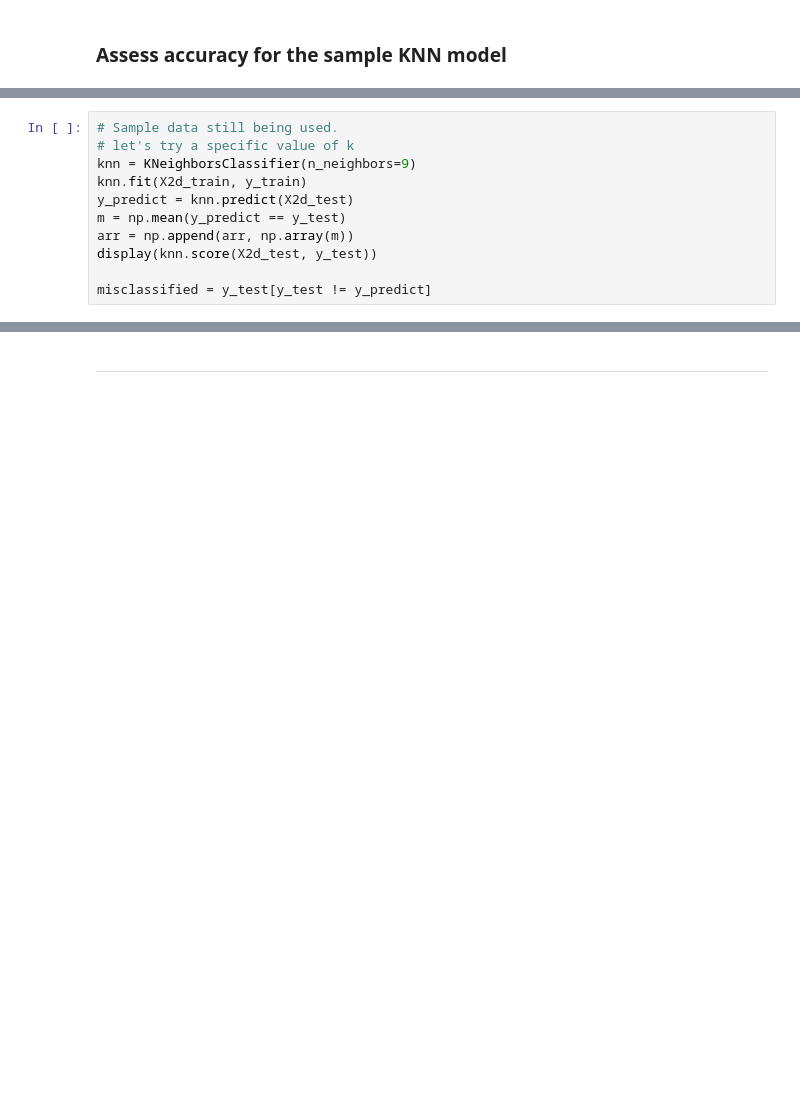
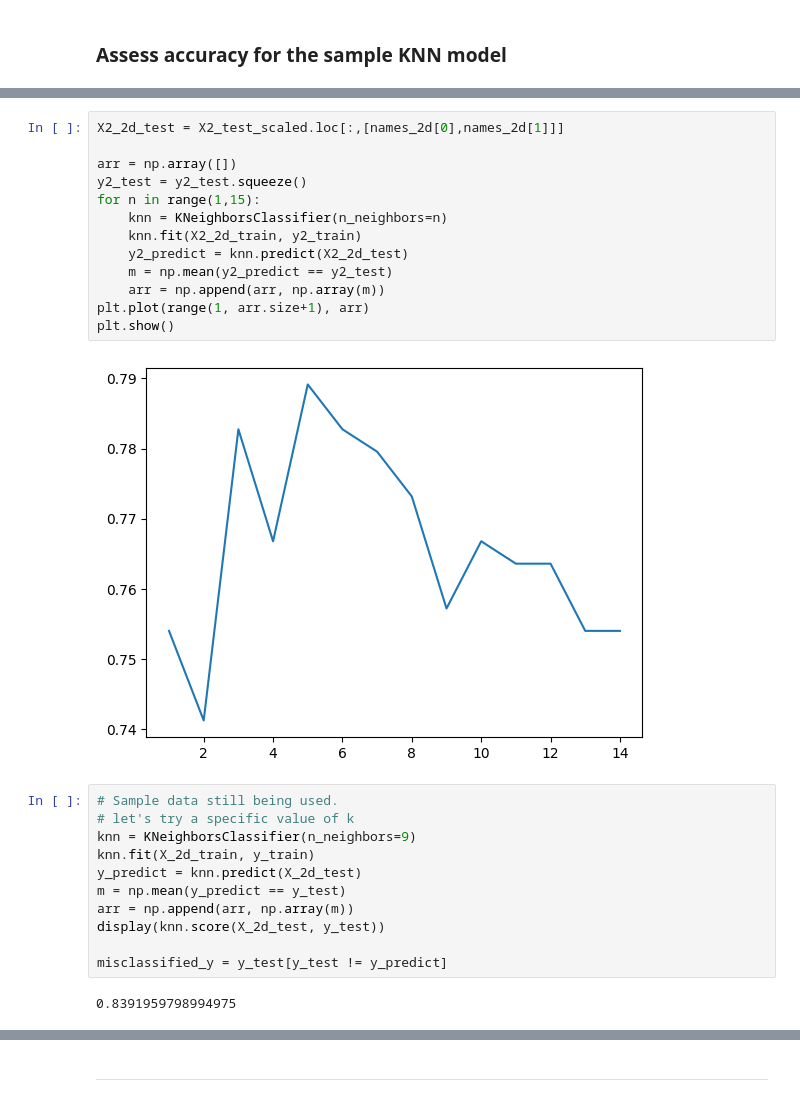
Before and after one commit to ddoggdiggitty/INFS-768-project, a Jupyter notebook: Group Project/Programming/CompiledKNN.ipynb, the cells around one changed output, grey strips where cells are left out. Cells and saved outputs as stored; diff of their text form; blank space fills up the shorter version.

```diff
--- a/Group Project/Programming/CompiledKNN.ipynb
+++ b/Group Project/Programming/CompiledKNN.ipynb
@@ -231,11 +314,28 @@ plt.show()
+# %%
+X2_2d_test = X2_test_scaled.loc[:,[names_2d[0],names_2d[1]]]
+
+arr = np.array([])
+y2_test = y2_test.squeeze()
+for n in range(1,15):
+    knn = KNeighborsClassifier(n_neighbors=n)
+    knn.fit(X2_2d_train, y2_train)
+    y2_predict = knn.predict(X2_2d_test)
+    m = np.mean(y2_predict == y2_test)
+    arr = np.append(arr, np.array(m))
+plt.plot(range(1, arr.size+1), arr)
+plt.show()
+# %% [output]
+[figure, added]
 # %%
 # Sample data still being used.
 # let's try a specific value of k
 knn = KNeighborsClassifier(n_neighbors=9)
-knn.fit(X2d_train, y_train)
-y_predict = knn.predict(X2d_test)
+knn.fit(X_2d_train, y_train)
+y_predict = knn.predict(X_2d_test)
 m = np.mean(y_predict == y_test)
 arr = np.append(arr, np.array(m))
-display(knn.score(X2d_test, y_test))
+display(knn.score(X_2d_test, y_test))
 
-misclassified = y_test[y_test != y_predict]
+misclassified_y = y_test[y_test != y_predict]
+# %% [output]
+0.8391959798994975
```
Also changed, not shown: parts of 35 cells of this notebook, 5 other files.
